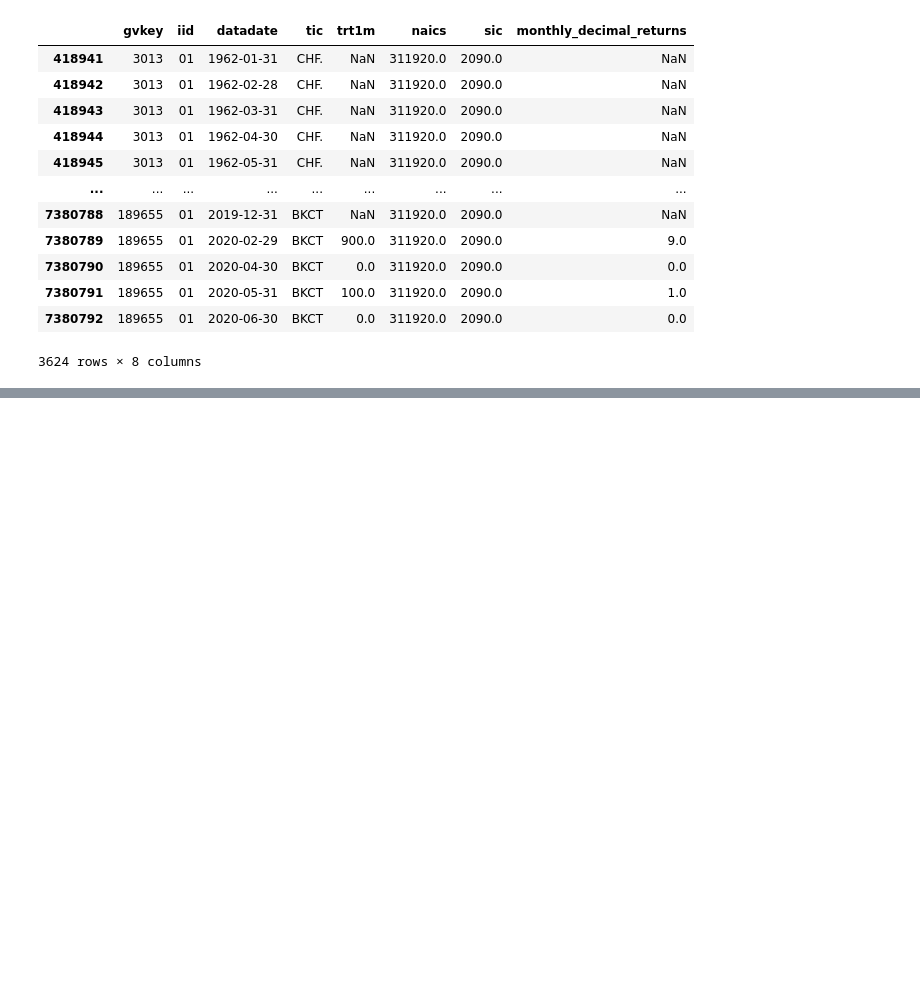
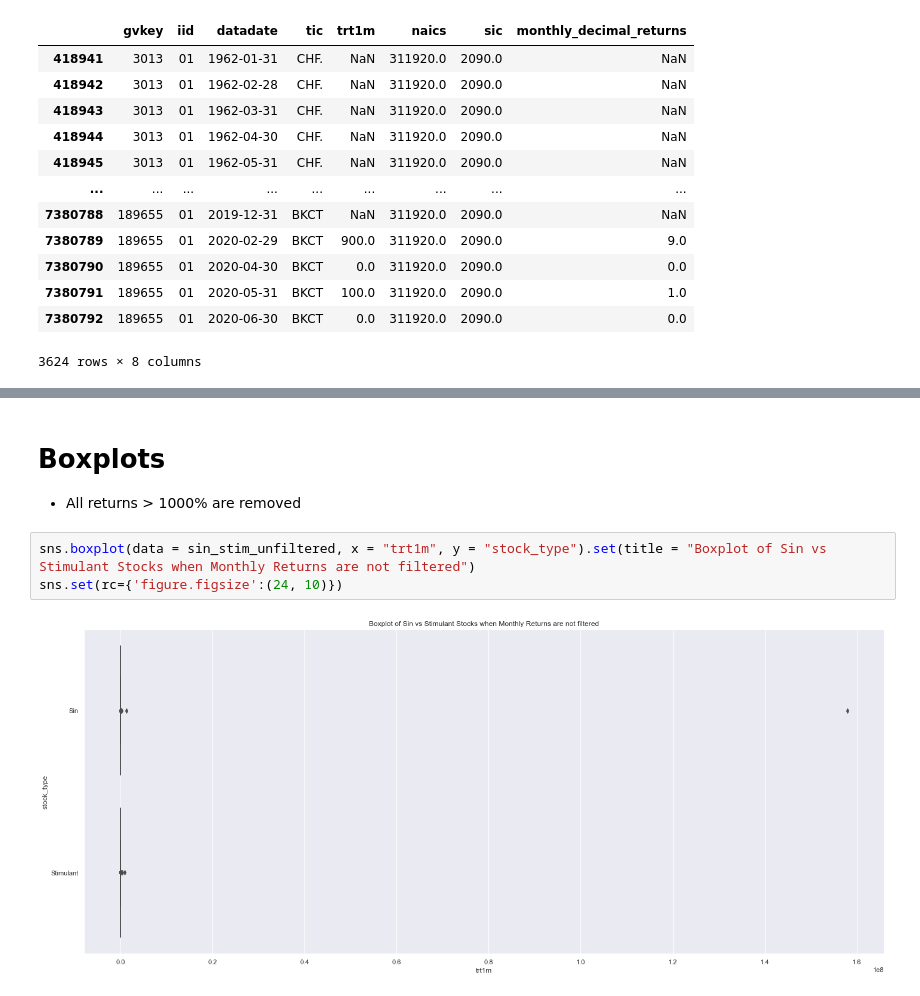
Before and after one commit to statistactics/sin-stocks, a Jupyter notebook: STOCK_FILTERING.ipynb, the cells around one changed output, grey strips where cells are left out. Drawn from its saved outputs; the diff is of its cells as text; blank space fills up the shorter version.

```diff
--- a/STOCK_FILTERING.ipynb
+++ b/STOCK_FILTERING.ipynb
@@ -238,0 +341,9 @@ sin_stim_stocks
+# %% [markdown]
+# Boxplots
+
+- All returns > 1000% are removed
+# %%
+sns.boxplot(data = sin_stim_unfiltered, x = "trt1m", y = "stock_type").set(title = "Boxplot of Sin vs Stimulant Stocks when Monthly Returns are not filtered")
+sns.set(rc={'figure.figsize':(24, 10)})
+# %% [output]
+[figure, added]
```
Also changed, not shown: parts of 27 cells of this notebook, 3 other files.
